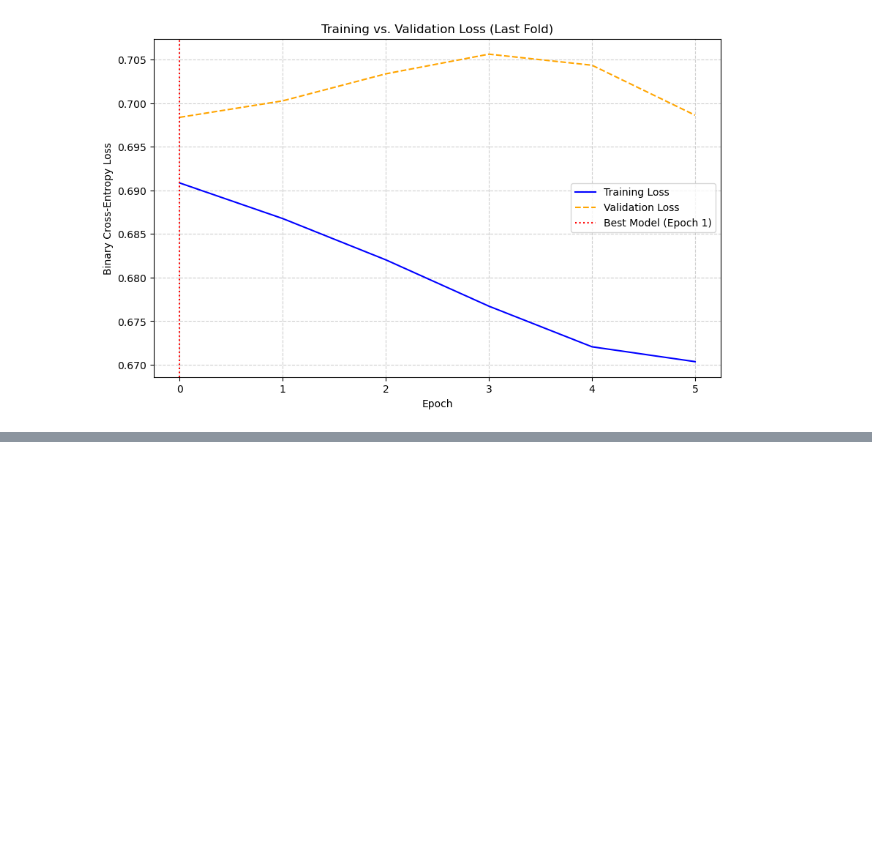
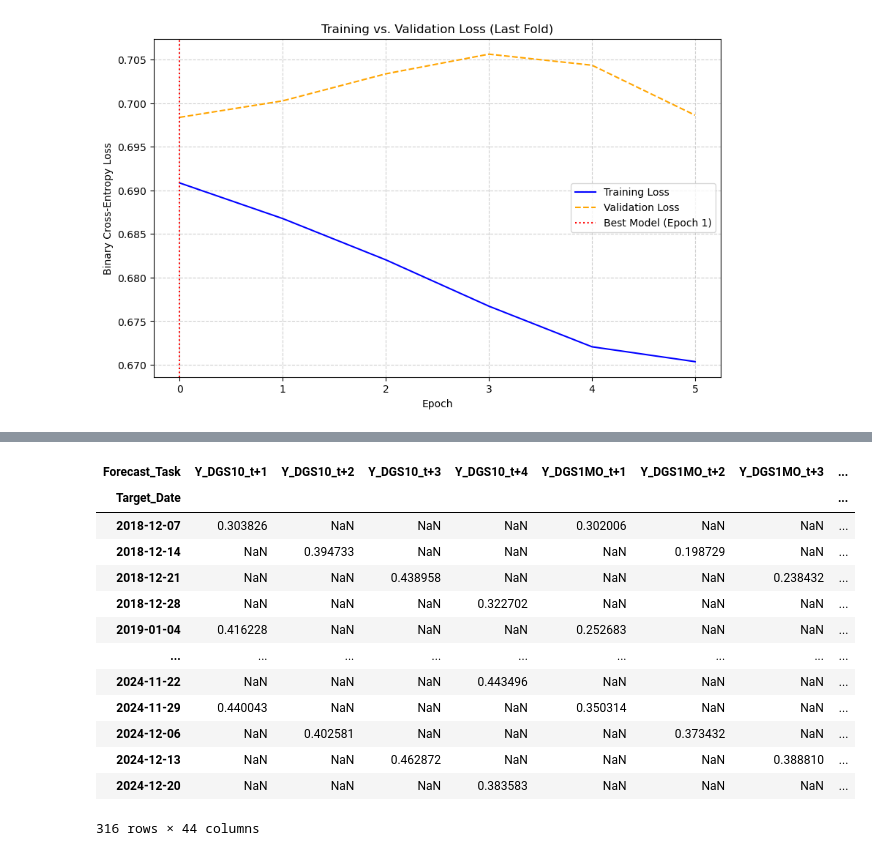
Before and after one commit to jeanlouvaleau/ML-for-trading-project, a Jupyter notebook: RollingLSTM.ipynb, the cells around one changed output, grey strips where cells are left out. Saved outputs shown, nothing was run; the diff lists cells and outputs as text; code cells hidden in the pictures; blank space fills up the shorter version.

```diff
--- a/RollingLSTM.ipynb
+++ b/RollingLSTM.ipynb
@@ -816,0 +975,18 @@ Plotting loss curves from the last training fold...
+# %%
+preds = oos_predictions_torch.pivot(columns="Forecast_Task", values="Prob_Up")
+preds
+# %% [output]
+| Forecast_Task | Y_DGS10_t+1 | Y_DGS10_t+2 | Y_DGS10_t+3 | Y_DGS10_t+4 | Y_DGS1MO_t+1 | Y_DGS1MO_t+2 | Y_DGS1MO_t+3 | ... |
+| Target_Date |  |  |  |  |  |  |  | ... |
+| 2018-12-07 | 0.303826 | NaN | NaN | NaN | 0.302006 | NaN | NaN | ... |
+| 2018-12-14 | NaN | 0.394733 | NaN | NaN | NaN | 0.198729 | NaN | ... |
+| 2018-12-21 | NaN | NaN | 0.438958 | NaN | NaN | NaN | 0.238432 | ... |
+| 2018-12-28 | NaN | NaN | NaN | 0.322702 | NaN | NaN | NaN | ... |
+| 2019-01-04 | 0.416228 | NaN | NaN | NaN | 0.252683 | NaN | NaN | ... |
+| ... | ... | ... | ... | ... | ... | ... | ... | ... |
+| 2024-11-22 | NaN | NaN | NaN | 0.443496 | NaN | NaN | NaN | ... |
+| 2024-11-29 | 0.440043 | NaN | NaN | NaN | 0.350314 | NaN | NaN | ... |
+| 2024-12-06 | NaN | 0.402581 | NaN | NaN | NaN | 0.373432 | NaN | ... |
+| 2024-12-13 | NaN | NaN | 0.462872 | NaN | NaN | NaN | 0.388810 | ... |
+| 2024-12-20 | NaN | NaN | NaN | 0.383583 | NaN | NaN | NaN | ... |
+316 rows × 44 columns
```
Also changed, not shown: parts of 28 cells of this notebook.
